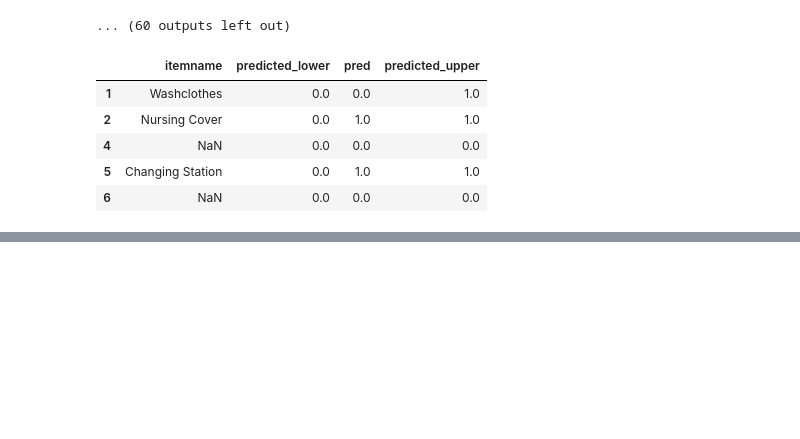
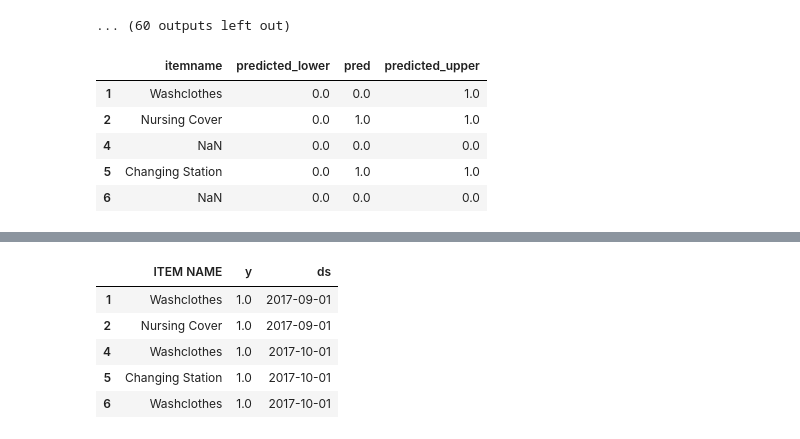
Before and after one commit to gichimux/prediction, a Jupyter notebook: predict.ipynb, the cells around one changed output, grey strips where cells are left out. Saved outputs shown, nothing was run; the diff lists cells and outputs as text; code cells hidden in the pictures; blank space fills up the shorter version.

```diff
--- a/predict.ipynb
+++ b/predict.ipynb
@@ -171,0 +204,11 @@ mydict.to_csv("predicted items.csv")
+# %%
+df1 = df[['ITEM NAME','y','ds']]
+# %%
+df1.head()
+# %% [output]
+|  | ITEM NAME | y | ds |
+| 1 | Washclothes | 1.0 | 2017-09-01 |
+| 2 | Nursing Cover | 1.0 | 2017-09-01 |
+| 4 | Washclothes | 1.0 | 2017-10-01 |
+| 5 | Changing Station | 1.0 | 2017-10-01 |
+| 6 | Washclothes | 1.0 | 2017-10-01 |
```
Also changed, not shown: parts of 13 cells of this notebook, 1 other file.
